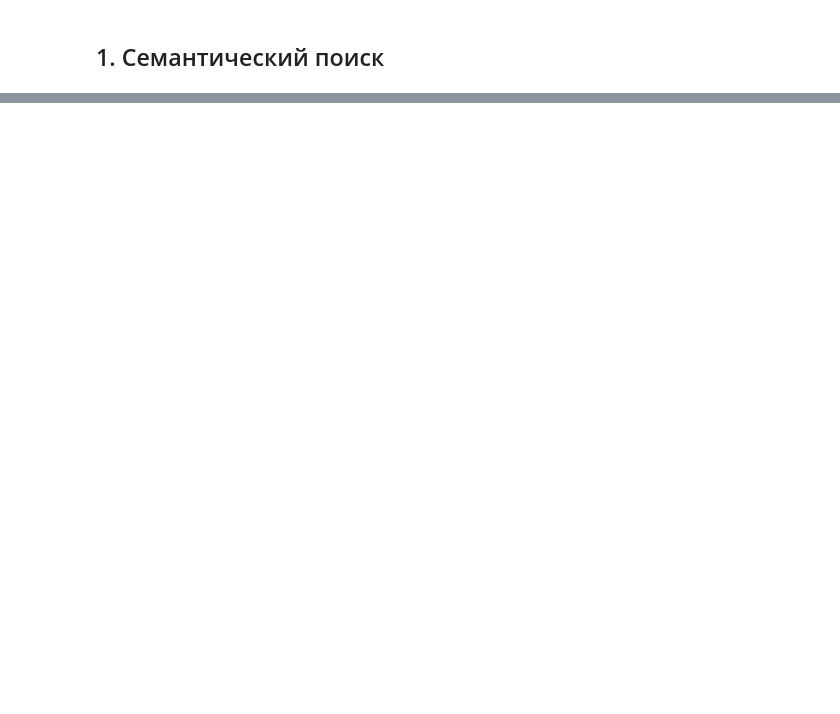
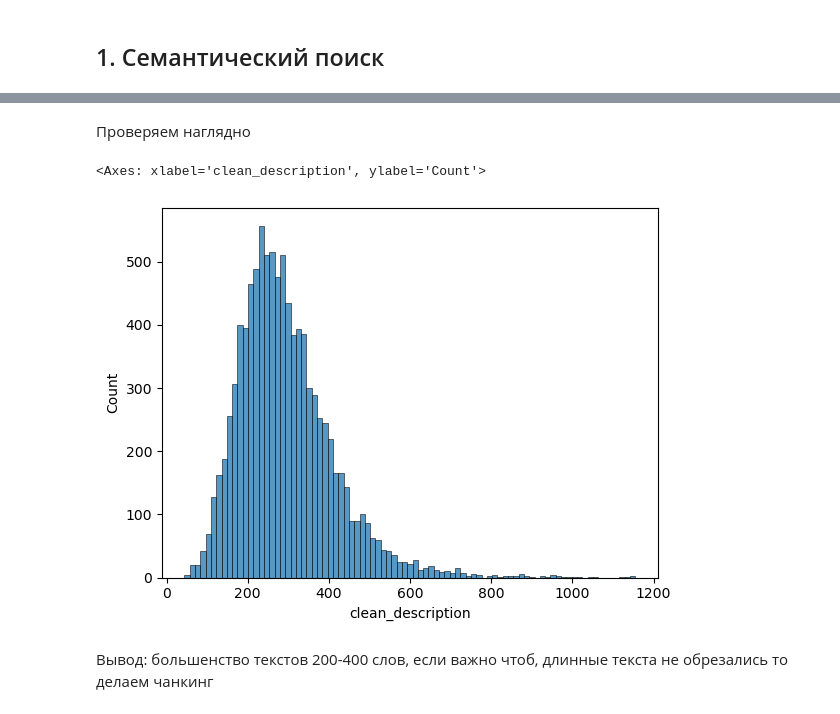
Before and after one commit to Call911some1/RAG-project, a Jupyter notebook: RAG_langchain.ipynb, the cells around one changed output, grey strips where cells are left out. Cells and saved outputs as stored; diff of their text form; code cells hidden in the pictures; blank space fills up the shorter version.

```diff
--- a/RAG_langchain.ipynb
+++ b/RAG_langchain.ipynb
@@ -13,3 +14,11 @@ data.head(5)
 | 2 | 119382231 | Junior ML Engineer / Data scienti... | Москва | NaN | NaN | От 1 года до 3 лет | Удаленная работа | Полная занятость | <p><strong>&quot;Инфосистемы Джет... | ... |
 | 3 | 119393658 | ML Engineer/Data Scientist | Санкт-Петербург | NaN | NaN | От 1 года до 3 лет | Удаленная работа | Полная занятость | <p><em>OGPT — технологическая it-... | ... |
 | 4 | 119489019 | Project/product менеджер ИИ | Москва | NaN | NaN | От 3 до 6 лет | Полный день | Полная занятость | <p><strong>Чем предстоит занимать... | ... |
+# %%
+import json # для работы с JSON-строками ({"a":1})
+import ast # безопасный способ превратить строку вида ['Python', 'SQL'] в Python-объект
+
+data['extracted_skills'] = data['extracted_skills'].map(ast.literal_eval)
+data['salary'] = data['salary'].apply(
+    lambda x: json.loads(x) if isinstance(x, str) else x
+)
@@ -15,0 +116,13 @@ data.head(5)
+# %%
+len_data = data['clean_description'].map(lambda x: len(x.split(' ')))
+# %% [markdown]
+Проверяем наглядно
+# %%
+import seaborn as sns
+
+sns.histplot(len_data)
+# %% [output]
+<Axes: xlabel='clean_description', ylabel='Count'>
+[figure, added]
+# %% [markdown]
+Вывод: большенство текстов 200-400 слов, если важно чтоб, длинные текста не обрезались то делаем чанкинг
```
Also changed, not shown: parts of 58 cells of this notebook, 1 other file.
